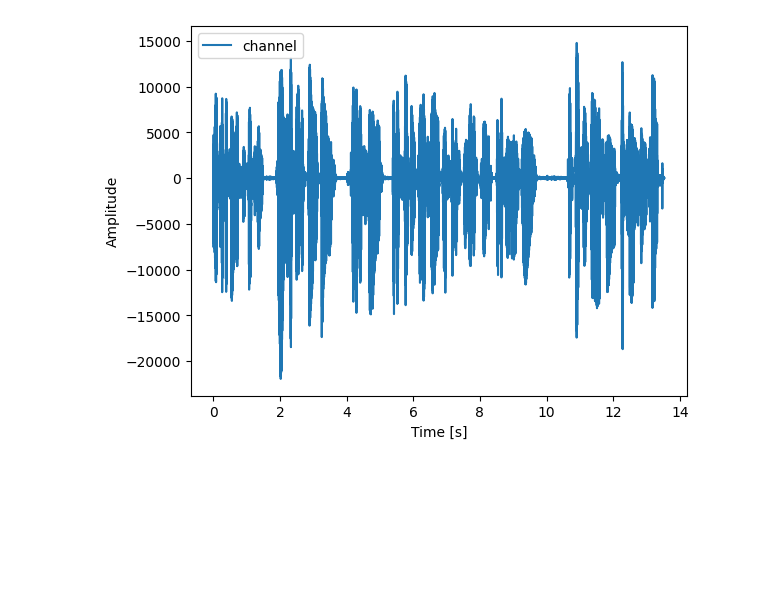
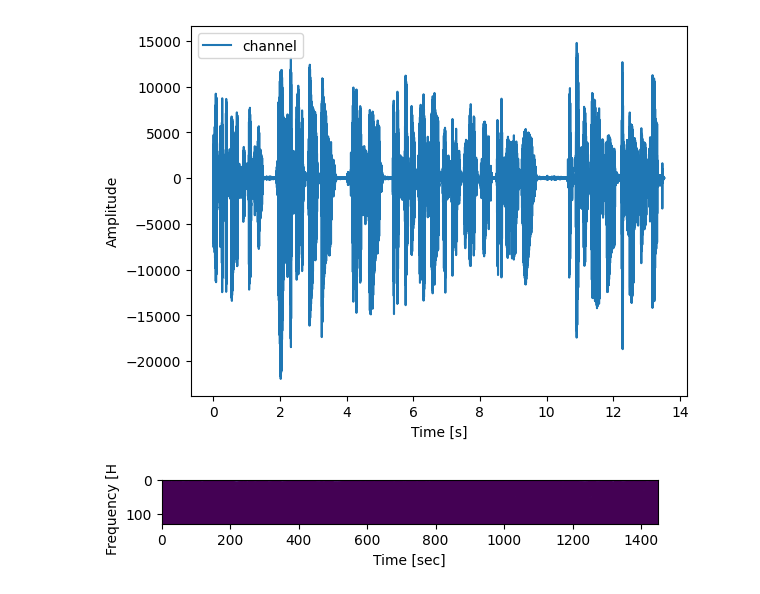
Before and after one commit to da4nik08/SW, a Jupyter notebook: Speech-Transf.ipynb, the cells around one changed output. Saved outputs shown, nothing was run; the diff lists cells and outputs as text; code cells hidden in the pictures; blank space fills up the shorter version.

```diff
--- a/Speech-Transf.ipynb
+++ b/Speech-Transf.ipynb
@@ -31,3 +32,13 @@ plt.ylabel("Amplitude")
 plt.show()
 # %% [output]
 [figure]
+# %%
+frequencies, times, spectrogram = signal.spectrogram(data, samplerate)
+
+plt.pcolormesh(times, frequencies, spectrogram)
+plt.imshow(spectrogram)
+plt.ylabel('Frequency [Hz]')
+plt.xlabel('Time [sec]')
+plt.show()
+# %% [output]
+[figure, added]
```
Also changed, not shown: parts of 2 cells of this notebook.
